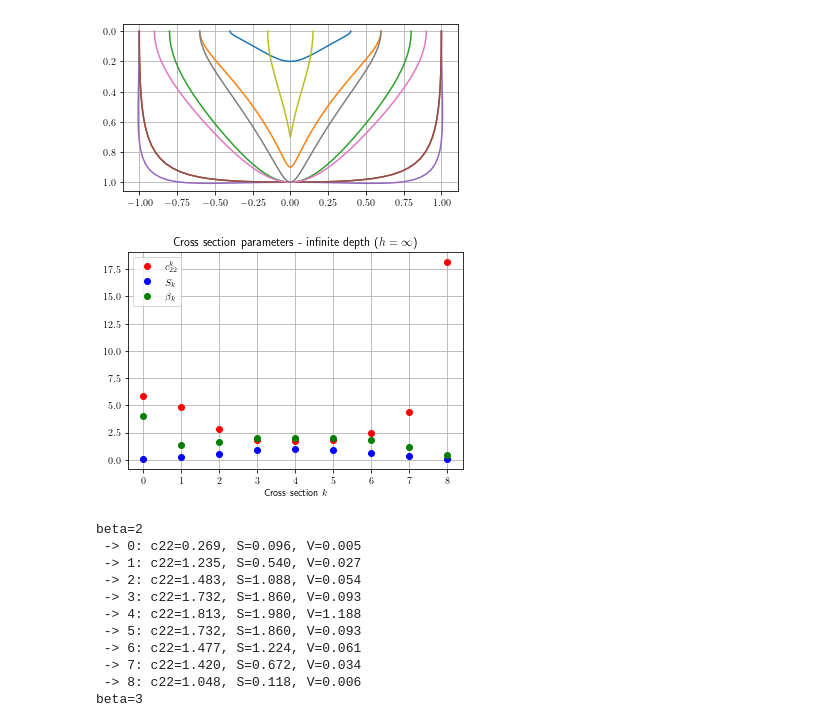
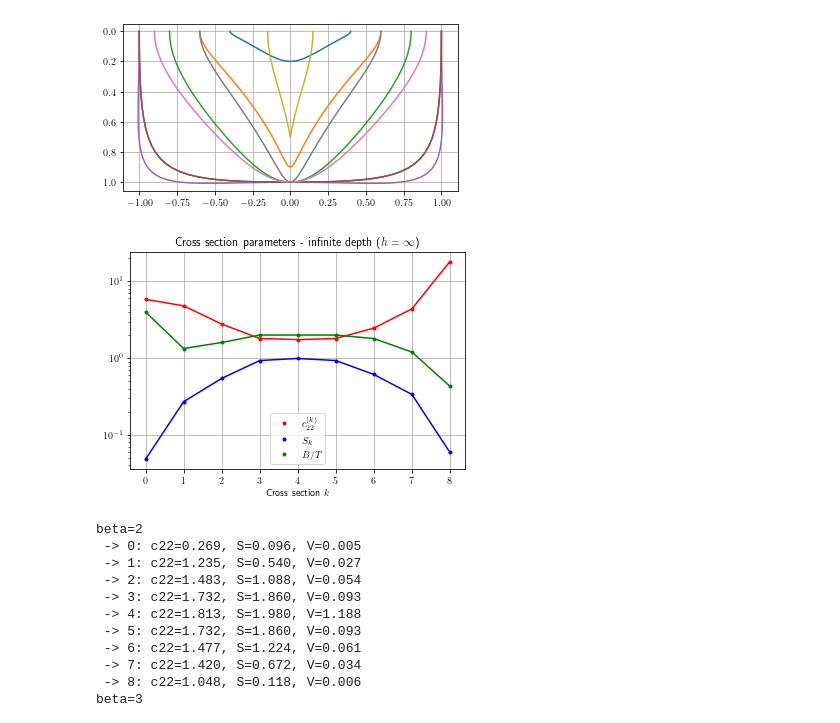
Before and after one commit to aleksandergrm/python, a Jupyter notebook: ship_added_mass_slow_sway/compute_added_mass-infinite.ipynb, the cells around one changed output. Cells and saved outputs as stored; diff of their text form; code cells hidden in the pictures.

```diff
--- a/ship_added_mass_slow_sway/compute_added_mass-infinite.ipynb
+++ b/ship_added_mass_slow_sway/compute_added_mass-infinite.ipynb
@@ -236,28 +233,32 @@ fig.gca().invert_yaxis()
 # %%
 # *************************************************
 # *** Start calculation added mass coefficients ***
 # *** beta = 1                                  ***
 # *************************************************
 #
 
 rdata = []
 for i in range(9):
     ccr = calculate_added_mass(BTsi[i],1,int_f)
     rdata.append([i,ccr[0]/ccr[1],ccr[1],BTsi[i][0]/BTsi[i][1]])
 rdata = np.array(rdata, dtype=float)
 
 fig, ax = plt.subplots()
 
-ax.plot(rdata[:,0],rdata[:,1], 'ro', label=r'$c_{22}^k$')
-ax.plot(rdata[:,0],rdata[:,2], 'bo', label=r'$S_k$')
-ax.plot(rdata[:,0],rdata[:,3], 'go', label=r'$\beta_k$')
+ax.plot(rdata[:,0],rdata[:,1], 'r.', label=r'$c_{22}^{(k)}$')
+ax.plot(rdata[:,0],rdata[:,1], 'r-')
+ax.plot(rdata[:,0],rdata[:,2], 'b.', label=r'$S_k$')
+ax.plot(rdata[:,0],rdata[:,2], 'b-')
+ax.plot(rdata[:,0],rdata[:,3], 'g.', label=r'$B/T$')
+ax.plot(rdata[:,0],rdata[:,3], 'g-')
 ax.legend()
+plt.yscale('log')
 ax.set_xlabel(r'Cross section $k$')
 ax.grid(True)
 plt.title(r'Cross section parameters - infinite depth ($h=\infty$)')
 fig.savefig('result_LCS_params.pdf')
 # %% [output]
-[figure, old version]
+[figure, new version]
 # %%
 # *************************************************
 # *** Start calculation added mass coefficients ***
```
Also changed, not shown: parts of 1 cell of this notebook, 4 other files.
